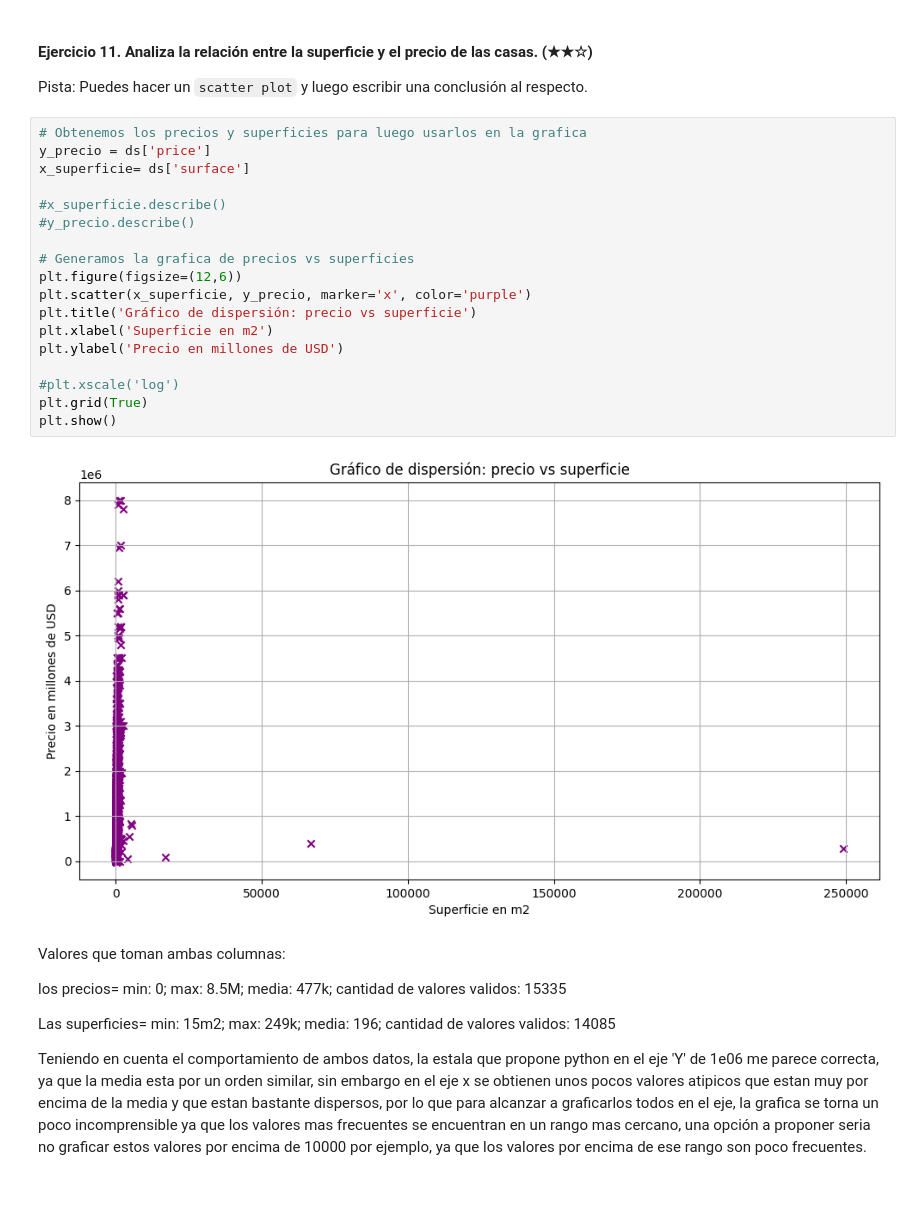
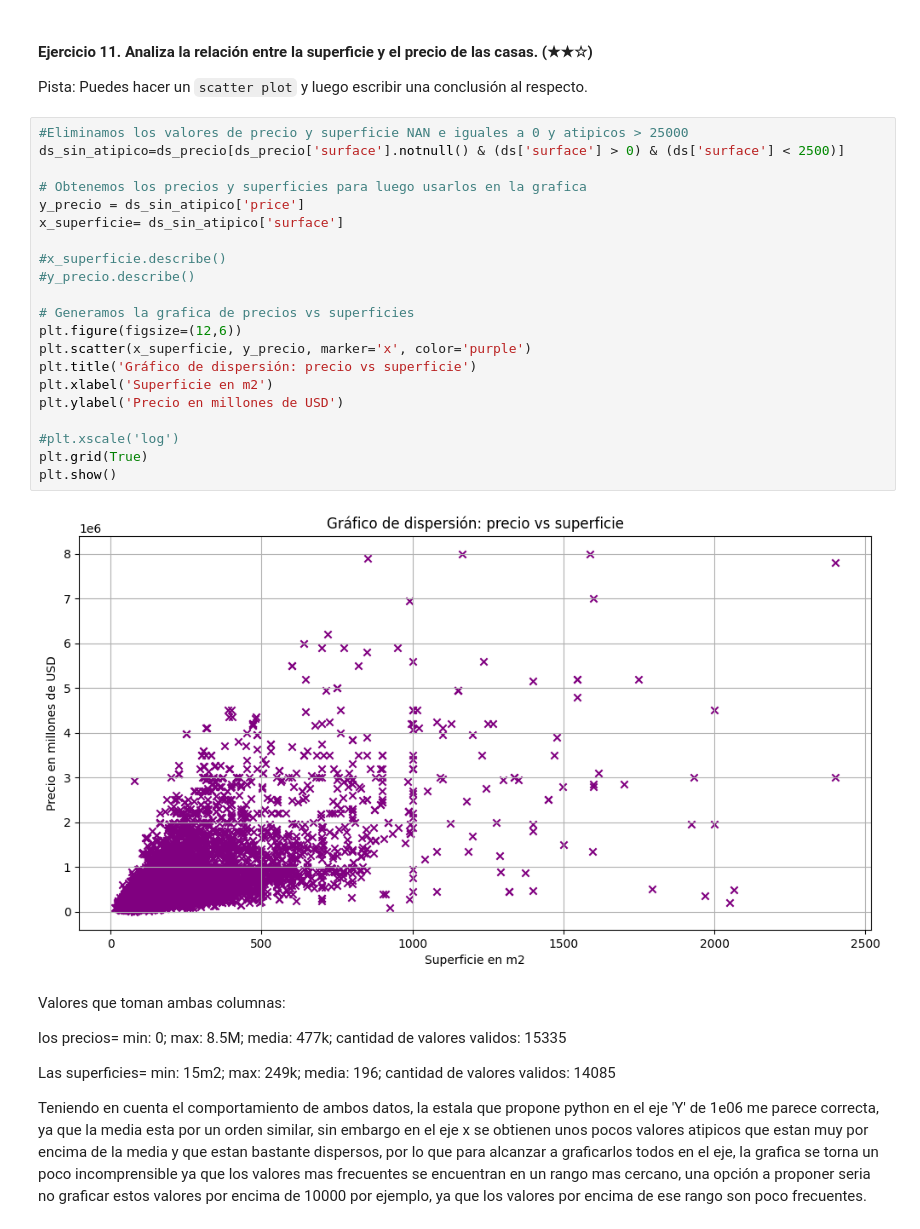
Before and after one commit to 4GeeksAcademy/AleGomezDev_real_state02, a Jupyter notebook: project.es.ipynb, the cells around one changed output. Cells and saved outputs as stored; diff of their text form; blank space fills up the shorter version.

```diff
--- a/project.es.ipynb
+++ b/project.es.ipynb
@@ -220,25 +220,28 @@ El precio por m2 promedio de Valdemorrillo es: $ 1317.95 USD, mientras que el de
 
 Pista: Puedes hacer un `scatter plot` y luego escribir una conclusión al respecto.
 # %%
+#Eliminamos los valores de precio y superficie NAN e iguales a 0 y atipicos > 25000
+ds_sin_atipico=ds_precio[ds_precio['surface'].notnull() & (ds['surface'] > 0) & (ds['surface'] < 2500)]
+
 # Obtenemos los precios y superficies para luego usarlos en la grafica
-y_precio = ds['price']
-x_superficie= ds['surface']
+y_precio = ds_sin_atipico['price']
+x_superficie= ds_sin_atipico['surface']
 
 #x_superficie.describe()
 #y_precio.describe()
 
 # Generamos la grafica de precios vs superficies
 plt.figure(figsize=(12,6))
 plt.scatter(x_superficie, y_precio, marker='x', color='purple')
 plt.title('Gráfico de dispersión: precio vs superficie')
 plt.xlabel('Superficie en m2')
 plt.ylabel('Precio en millones de USD')
 
 #plt.xscale('log')
 plt.grid(True)
 plt.show()
 # %% [output]
-[figure, old version]
+[figure, new version]
 # %% [markdown]
 Valores que toman ambas columnas:
 
```
